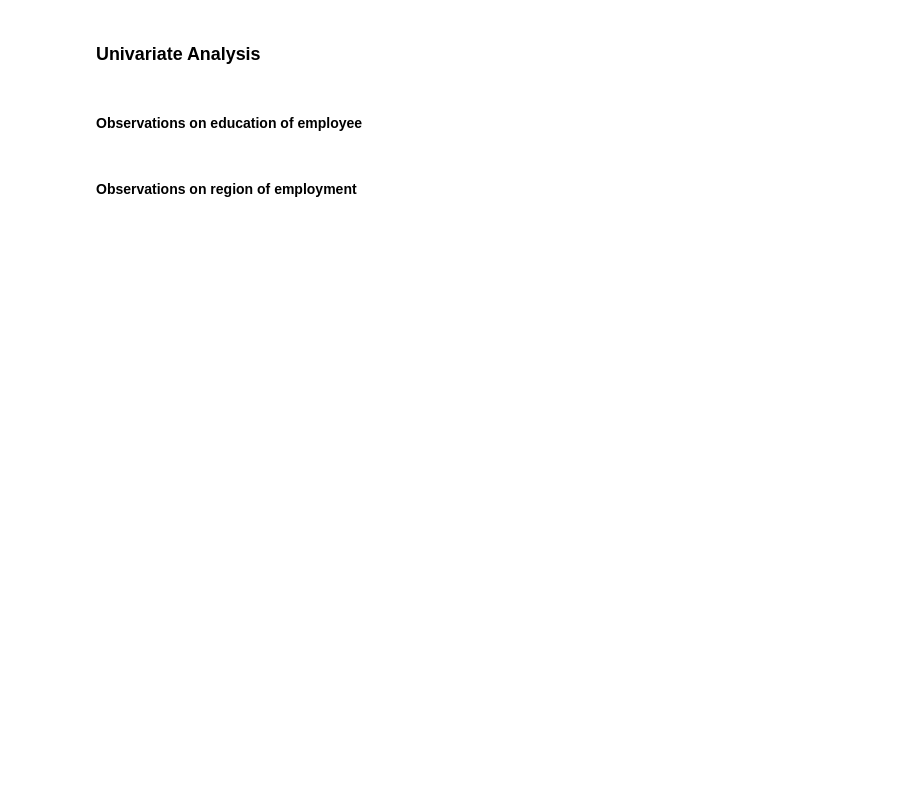
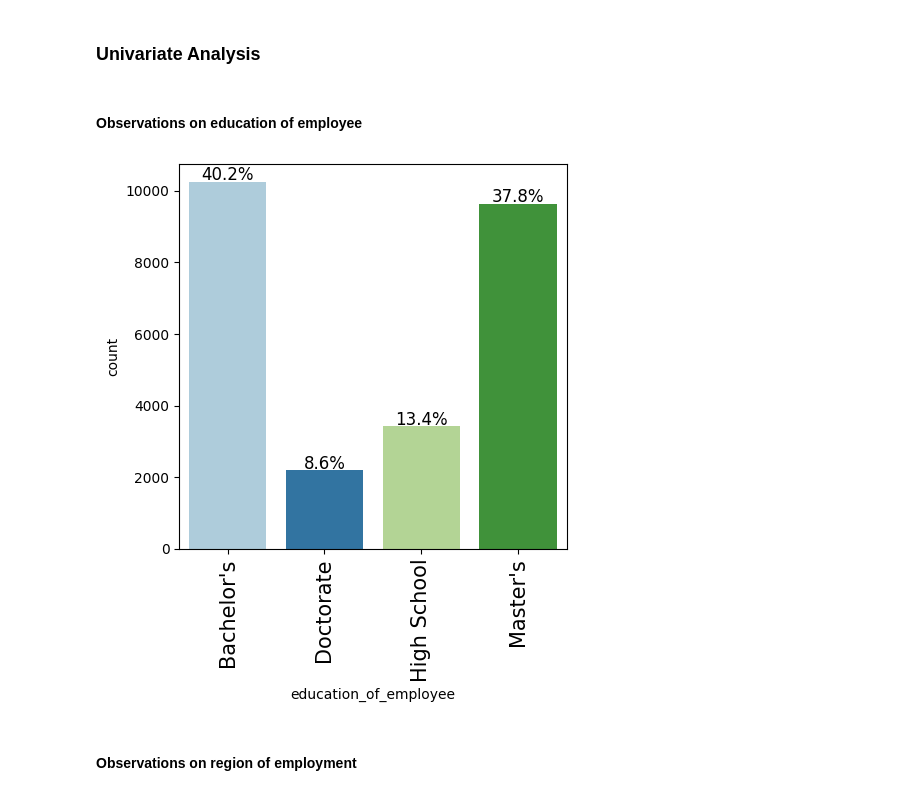
Before and after one commit to ankur0405/LearningPython, a Jupyter notebook: EasyVisa_Full_Code.ipynb, the cells around one changed output. Drawn from its saved outputs; the diff is of its cells as text; code cells hidden in the pictures; blank space fills up the shorter version.

```diff
--- a/EasyVisa_Full_Code.ipynb
+++ b/EasyVisa_Full_Code.ipynb
@@ -174,3 +207,5 @@ df['no_of_employees']=df['no_of_employees'].abs()
+# %%
+df.drop('case_id',axis=1,inplace=True)
 # %% [markdown]
 ### Univariate Analysis
 # %%
@@ -225,7 +260,12 @@ def labeled_barplot(data, feature, perc=False, n=None):
     else:
         plt.figure(figsize=(n + 1, 5))
 
-    plt.xticks(rotation=90, fontsize=15)
+    max_length = df[feature].astype(str).str.len().max()
+    if max_length > 5:
+        plt.xticks(rotation=90, fontsize=15)
+    else:
+        plt.xticks(fontsize=15)
+
     ax = sns.countplot(
         data=data,
         x=feature,
@@ -257,5 +297,9 @@ def labeled_barplot(data, feature, perc=False, n=None):
     plt.show()  # show the plot
 # %% [markdown]
 #### Observations on education of employee
+# %%
+labeled_barplot(df, "education_of_employee", perc=True)
+# %% [output]
+[figure, added]
 # %% [markdown]
 #### Observations on region of employment
```
Also changed, not shown: parts of 10 cells of this notebook.
